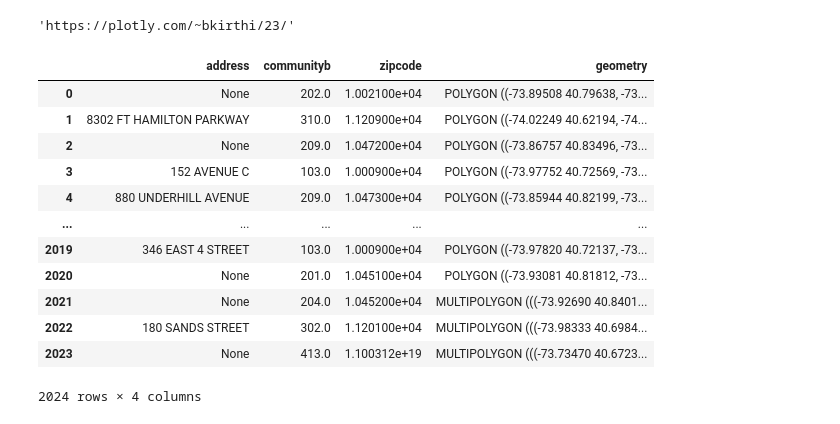
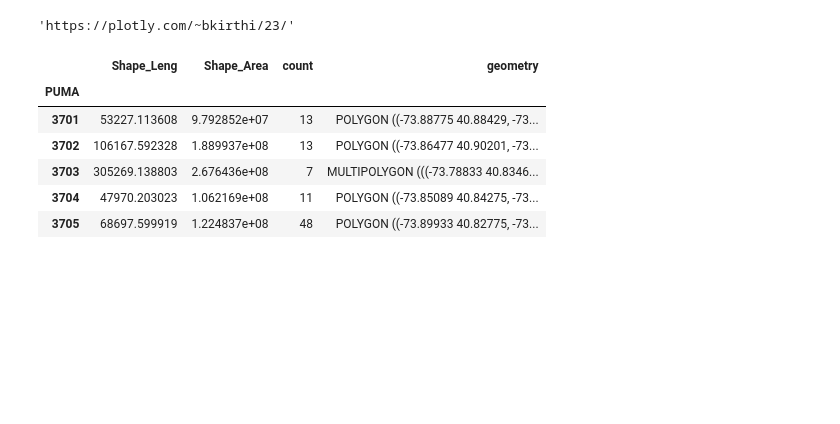
Before and after one commit to kirthi-b/QoL_NYC_Children, a Jupyter notebook: Data Visualization/Access_Visualization.ipynb, the cells around one changed output. Saved outputs shown, nothing was run; the diff lists cells and outputs as text; code cells hidden in the pictures; blank space fills up the shorter version.

```diff
--- a/Data Visualization/Access_Visualization.ipynb
+++ b/Data Visualization/Access_Visualization.ipynb
@@ -231,20 +231,14 @@ py.plot(fig, filename="p_sub_gdf", auto_open = True)
 # %% [output]
 'https://plotly.com/~bkirthi/23/'
 # %%
-p_parks_gdf
+p_parks_gdf.head()
 # %% [output]
-|  | address | communityb | zipcode | geometry |
-| 0 | None | 202.0 | 1.002100e+04 | POLYGON ((-73.89508 40.79638, -73... |
-| 1 | 8302 FT HAMILTON PARKWAY | 310.0 | 1.120900e+04 | POLYGON ((-74.02249 40.62194, -74... |
-| 2 | None | 209.0 | 1.047200e+04 | POLYGON ((-73.86757 40.83496, -73... |
-| 3 | 152 AVENUE C | 103.0 | 1.000900e+04 | POLYGON ((-73.97752 40.72569, -73... |
-| 4 | 880 UNDERHILL AVENUE | 209.0 | 1.047300e+04 | POLYGON ((-73.85944 40.82199, -73... |
-| ... | ... | ... | ... | ... |
-| 2019 | 346 EAST 4 STREET | 103.0 | 1.000900e+04 | POLYGON ((-73.97820 40.72137, -73... |
-| 2020 | None | 201.0 | 1.045100e+04 | POLYGON ((-73.93081 40.81812, -73... |
-| 2021 | None | 204.0 | 1.045200e+04 | MULTIPOLYGON (((-73.92690 40.8401... |
-| 2022 | 180 SANDS STREET | 302.0 | 1.120100e+04 | MULTIPOLYGON (((-73.98333 40.6984... |
-| 2023 | None | 413.0 | 1.100312e+19 | MULTIPOLYGON (((-73.73470 40.6723... |
+|  | Shape_Leng | Shape_Area | count | geometry |
+| PUMA |  |  |  |  |
+| 3701 | 53227.113608 | 9.792852e+07 | 13 | POLYGON ((-73.88775 40.88429, -73... |
+| 3702 | 106167.592328 | 1.889937e+08 | 13 | POLYGON ((-73.86477 40.90201, -73... |
+| 3703 | 305269.138803 | 2.676436e+08 | 7 | MULTIPOLYGON (((-73.78833 40.8346... |
+| 3704 | 47970.203023 | 1.062169e+08 | 11 | POLYGON ((-73.85089 40.84275, -73... |
+| 3705 | 68697.599919 | 1.224837e+08 | 48 | POLYGON ((-73.89933 40.82775, -73... |
-2024 rows × 4 columns
 # %%
 p_parks_gdf = p_parks_gdf.set_index('PUMA')
```
Also changed, not shown: parts of 3 cells of this notebook, 3 other files.
